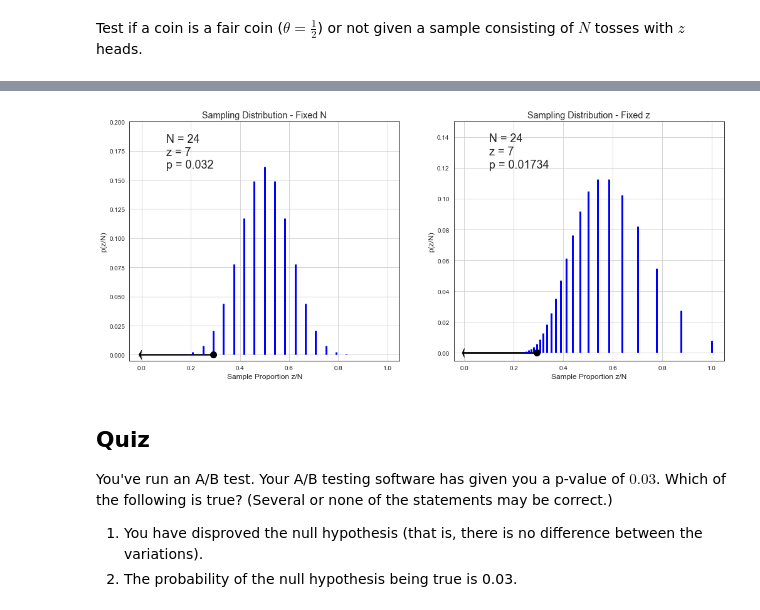
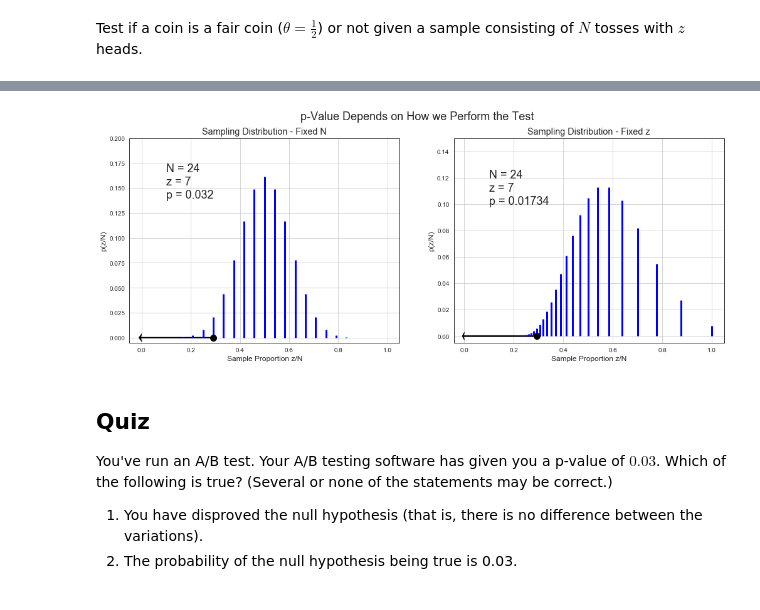
Before and after one commit to avast/machine-learning-python, a Jupyter notebook: imlp_3_experiments.ipynb, the cells around one changed output, grey strips where cells are left out. Drawn from its saved outputs; the diff is of its cells as text; code cells hidden in the pictures.

```diff
--- a/imlp_3_experiments.ipynb
+++ b/imlp_3_experiments.ipynb
@@ -255,42 +292,30 @@ Test if a coin is a fair coin ($\theta = \frac{1}{2}$) or not given a sample con
 # %%
 # simulation
-z = 7
-N = 24
-theta = 0.5
-b = st.binom(N, theta)
-zs = np.arange(0., N + 1)
-ns = np.arange(z, 1000.)
-
-proba_n = b.pmf(zs)
-left_tail_n = np.sum(b.pmf(zs[zs <= 7]))
-
-proba_z = z/ns * st.binom.pmf(z, ns, theta)
-left_tail_z = 1 - np.sum(z / ns[ns < N] * st.binom.pmf(z, ns[ns < N], theta))
-
-fig, axx = plt.subplots(nrows=1, ncols=2, figsize=(17, 7));
+fig, axx = plt.subplots(nrows=1, ncols=2, figsize=(17, 6));
+fig.suptitle('p-Value Depends on How we Perform the Test', fontsize=18)
 ax = axx[0]
 ax.vlines(zs/N, 0, proba_n, colors='b', linestyles='-', lw=3);
 ax.plot([float(z)/N], [0.], marker='o', color='k', markersize=10);
-ax.text(.1, .16, 'N = %0.0f\nz = %0.0f\np = %0.3f' % (N, z, left_tail_n), fontsize=18)
+ax.text(.1, .14, 'N = %0.0f\nz = %0.0f\np = %0.3f' % (N, z, left_tail_n), fontsize=18)
 ax.set_ylim((-0.005, 0.2));
 ax.set_xlabel('Sample Proportion z/N');
 ax.set_ylabel('p(z/N)');
 ax.grid();
 ax.set_title('Sampling Distribution - Fixed N');
 ax.arrow(float(z)/N, 0., -float(z)/N, 0., width=.001, head_width=.008, overhang=0.2, color='k');
 
 ax = axx[1]
 ax.vlines(z/ns, 0, proba_z, colors='b', linestyles='-', lw=3);
 ax.plot([float(z)/N], [0.], marker='o', color='k', markersize=10);
-plt.text(.1, .12, 'N = %0.0f\nz = %0.0f\np = %0.5f' % (N, z, left_tail_z), fontsize=18)
+plt.text(.1, .1, 'N = %0.0f\nz = %0.0f\np = %0.5f' % (N, z, left_tail_z), fontsize=18)
 ax.set_ylim((-0.005, 0.15));
 ax.set_xlabel('Sample Proportion z/N');
 ax.set_ylabel('p(z/N)');
 ax.grid()
 ax.set_title('Sampling Distribution - Fixed z');
 ax.arrow(float(z)/N, 0., -float(z)/N, 0., width=.001, head_width=.006, overhang=0.2, color='k');
 # %% [output]
-[figure, old version]
+[figure, new version]
 # %% [markdown]
 ## Quiz
 
```
Also changed, not shown: parts of 5 cells of this notebook.
